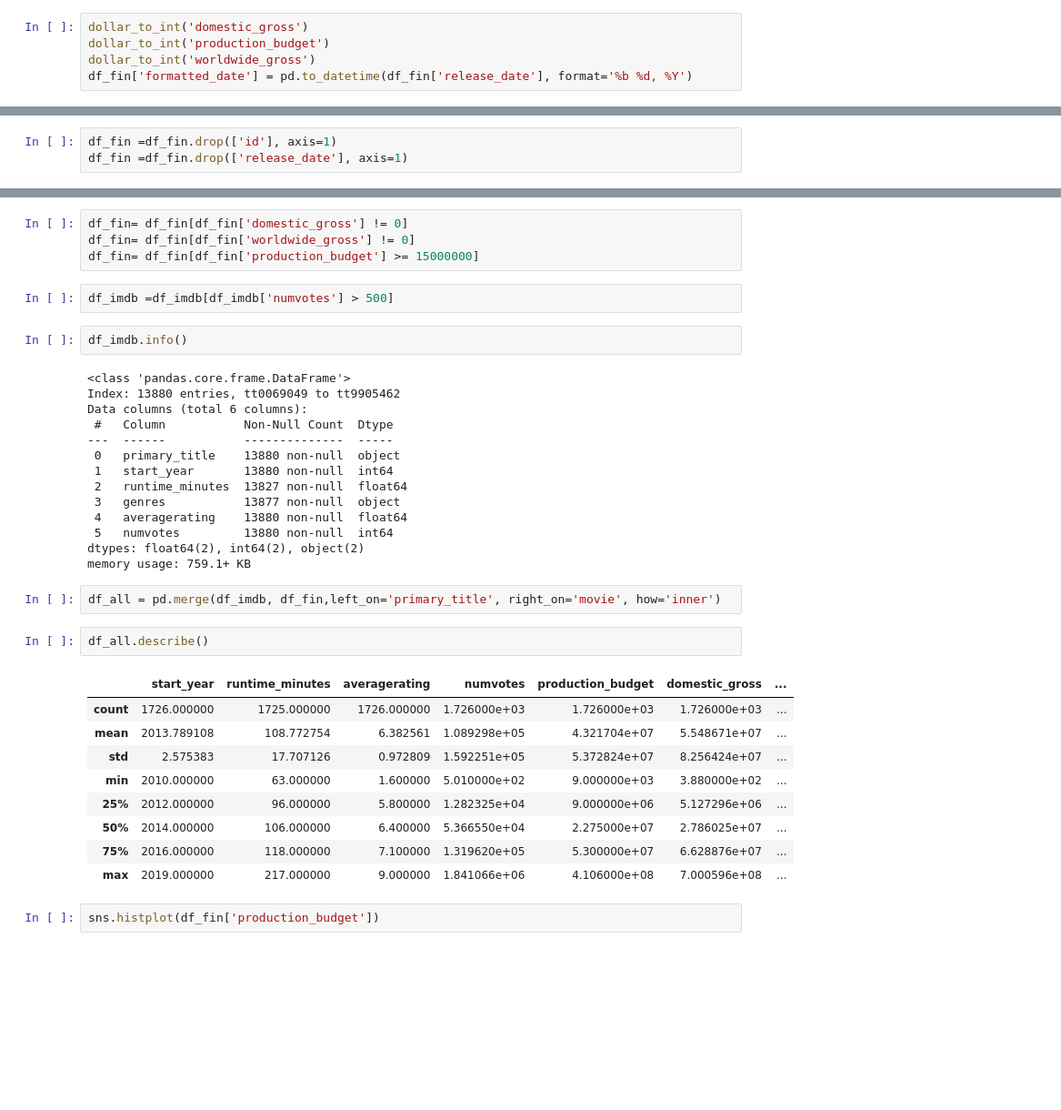
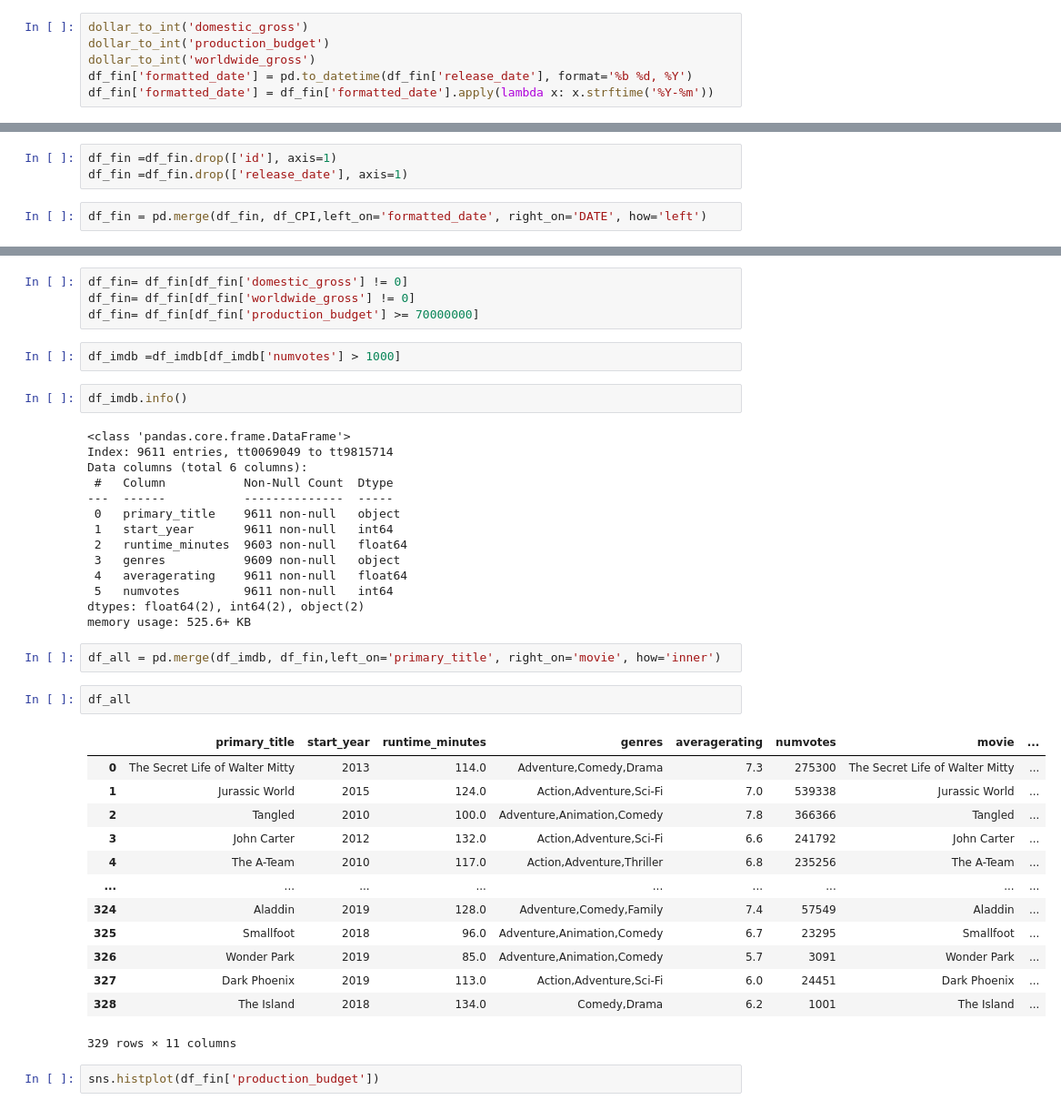
Before and after one commit to saifword/dsc-phase-1-project, a Jupyter notebook: student.ipynb, the cells around one changed output, grey strips where cells are left out. Shown at 91% size. Saved outputs shown, nothing was run; the diff lists cells and outputs as text; blank space fills up the shorter version.

```diff
--- a/student.ipynb
+++ b/student.ipynb
@@ -30,3 +50,4 @@ dollar_to_int('domestic_gross')
 dollar_to_int('production_budget')
 dollar_to_int('worldwide_gross')
 df_fin['formatted_date'] = pd.to_datetime(df_fin['release_date'], format='%b %d, %Y')
+df_fin['formatted_date'] = df_fin['formatted_date'].apply(lambda x: x.strftime('%Y-%m'))
@@ -78,3 +104,5 @@ What are the smart people doing?,What are the dumb people doing?
 # %%
 df_fin =df_fin.drop(['id'], axis=1)
 df_fin =df_fin.drop(['release_date'], axis=1)
+# %%
+df_fin = pd.merge(df_fin, df_CPI,left_on='formatted_date', right_on='DATE', how='left')
@@ -81,39 +125,43 @@ df_fin =df_fin.drop(['release_date'], axis=1)
 # %%
 df_fin= df_fin[df_fin['domestic_gross'] != 0]
 df_fin= df_fin[df_fin['worldwide_gross'] != 0]
-df_fin= df_fin[df_fin['production_budget'] >= 15000000]
+df_fin= df_fin[df_fin['production_budget'] >= 70000000]
 # %%
-df_imdb =df_imdb[df_imdb['numvotes'] > 500]
+df_imdb =df_imdb[df_imdb['numvotes'] > 1000]
 # %%
 df_imdb.info()
 # %% [output]
 <class 'pandas.core.frame.DataFrame'>
-Index: 13880 entries, tt0069049 to tt9905462
+Index: 9611 entries, tt0069049 to tt9815714
 Data columns (total 6 columns):
  #   Column           Non-Null Count  Dtype
 ---  ------           --------------  -----
- 0   primary_title    13880 non-null  object
- 1   start_year       13880 non-null  int64
- 2   runtime_minutes  13827 non-null  float64
- 3   genres           13877 non-null  object
- 4   averagerating    13880 non-null  float64
- 5   numvotes         13880 non-null  int64
+ 0   primary_title    9611 non-null   object
+ 1   start_year       9611 non-null   int64
+ 2   runtime_minutes  9603 non-null   float64
+ 3   genres           9609 non-null   object
+ 4   averagerating    9611 non-null   float64
+ 5   numvotes         9611 non-null   int64
 dtypes: float64(2), int64(2), object(2)
-memory usage: 759.1+ KB
+memory usage: 525.6+ KB
 # %%
 df_all = pd.merge(df_imdb, df_fin,left_on='primary_title', right_on='movie', how='inner')
 # %%
-df_all.describe()
+df_all
 # %% [output]
-|  | start_year | runtime_minutes | averagerating | numvotes | production_budget | domestic_gross | ... |
-| count | 1726.000000 | 1725.000000 | 1726.000000 | 1.726000e+03 | 1.726000e+03 | 1.726000e+03 | ... |
-| mean | 2013.789108 | 108.772754 | 6.382561 | 1.089298e+05 | 4.321704e+07 | 5.548671e+07 | ... |
-| std | 2.575383 | 17.707126 | 0.972809 | 1.592251e+05 | 5.372824e+07 | 8.256424e+07 | ... |
-| min | 2010.000000 | 63.000000 | 1.600000 | 5.010000e+02 | 9.000000e+03 | 3.880000e+02 | ... |
-| 25% | 2012.000000 | 96.000000 | 5.800000 | 1.282325e+04 | 9.000000e+06 | 5.127296e+06 | ... |
-| 50% | 2014.000000 | 106.000000 | 6.400000 | 5.366550e+04 | 2.275000e+07 | 2.786025e+07 | ... |
-| 75% | 2016.000000 | 118.000000 | 7.100000 | 1.319620e+05 | 5.300000e+07 | 6.628876e+07 | ... |
-| max | 2019.000000 | 217.000000 | 9.000000 | 1.841066e+06 | 4.106000e+08 | 7.000596e+08 | ... |
+|  | primary_title | start_year | runtime_minutes | genres | averagerating | numvotes | movie | ... |
+| 0 | The Secret Life of Walter Mitty | 2013 | 114.0 | Adventure,Comedy,Drama | 7.3 | 275300 | The Secret Life of Walter Mitty | ... |
+| 1 | Jurassic World | 2015 | 124.0 | Action,Adventure,Sci-Fi | 7.0 | 539338 | Jurassic World | ... |
+| 2 | Tangled | 2010 | 100.0 | Adventure,Animation,Comedy | 7.8 | 366366 | Tangled | ... |
+| 3 | John Carter | 2012 | 132.0 | Action,Adventure,Sci-Fi | 6.6 | 241792 | John Carter | ... |
+| 4 | The A-Team | 2010 | 117.0 | Action,Adventure,Thriller | 6.8 | 235256 | The A-Team | ... |
+| ... | ... | ... | ... | ... | ... | ... | ... | ... |
+| 324 | Aladdin | 2019 | 128.0 | Adventure,Comedy,Family | 7.4 | 57549 | Aladdin | ... |
+| 325 | Smallfoot | 2018 | 96.0 | Adventure,Animation,Comedy | 6.7 | 23295 | Smallfoot | ... |
+| 326 | Wonder Park | 2019 | 85.0 | Adventure,Animation,Comedy | 5.7 | 3091 | Wonder Park | ... |
+| 327 | Dark Phoenix | 2019 | 113.0 | Action,Adventure,Sci-Fi | 6.0 | 24451 | Dark Phoenix | ... |
+| 328 | The Island | 2018 | 134.0 | Comedy,Drama | 6.2 | 1001 | The Island | ... |
+329 rows × 11 columns
 # %%
 sns.histplot(df_fin['production_budget'])
 # %% [output]
```
Also changed, not shown: parts of 10 cells of this notebook, 1 other file.
